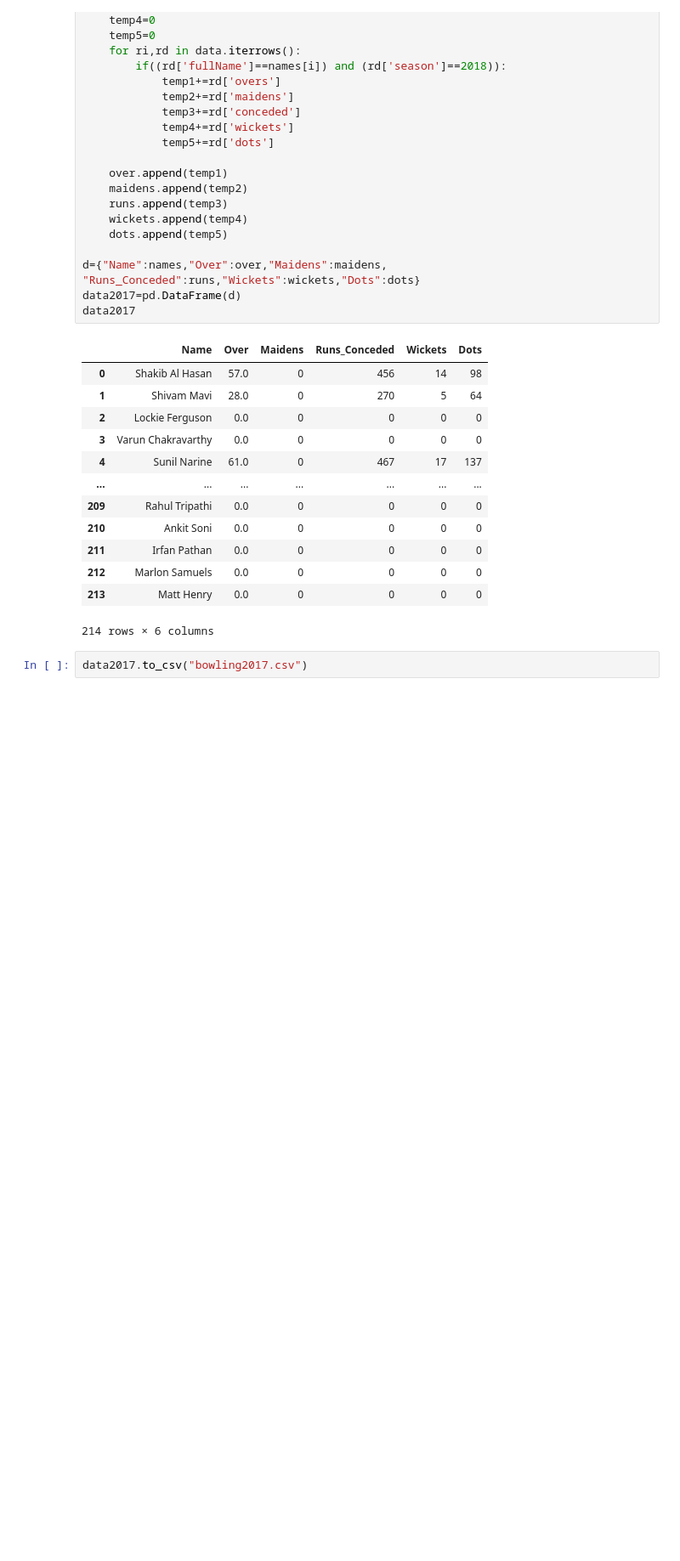
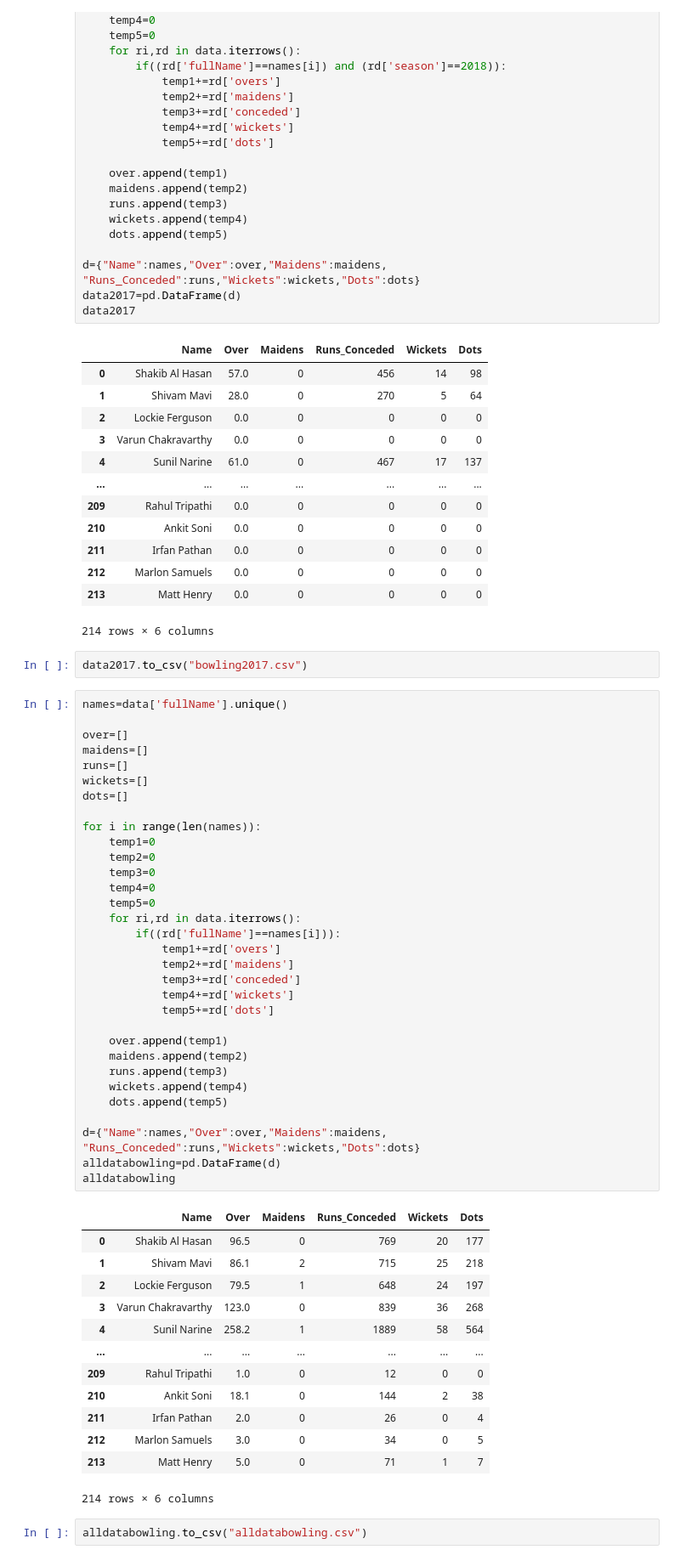
Before and after one commit to prathamagrawal/IPL-Analysis, a Jupyter notebook: Bowling/dataloader.ipynb, the cells around one changed output. Shown at 85% size. Saved outputs shown, nothing was run; the diff lists cells and outputs as text; blank space fills up the shorter version.

```diff
--- a/Bowling/dataloader.ipynb
+++ b/Bowling/dataloader.ipynb
@@ -295,3 +295,51 @@ data2017
 214 rows × 6 columns
 # %%
 data2017.to_csv("bowling2017.csv")
+# %%
+names=data['fullName'].unique()
+
+over=[]
+maidens=[]
+runs=[]
+wickets=[]
+dots=[]
+
+for i in range(len(names)):
+    temp1=0
+    temp2=0
+    temp3=0
+    temp4=0
+    temp5=0
+    for ri,rd in data.iterrows():
+        if((rd['fullName']==names[i])):
+            temp1+=rd['overs']
+            temp2+=rd['maidens']
+            temp3+=rd['conceded']
+            temp4+=rd['wickets']
+            temp5+=rd['dots']
+
+    over.append(temp1)
+    maidens.append(temp2)
+    runs.append(temp3)
+    wickets.append(temp4)
+    dots.append(temp5)
+
+d={"Name":names,"Over":over,"Maidens":maidens, "Runs_Conceded":runs,"Wickets":wickets,"Dots":dots}
+alldatabowling=pd.DataFrame(d)
+alldatabowling
+# %% [output]
+|  | Name | Over | Maidens | Runs_Conceded | Wickets | Dots |
+| 0 | Shakib Al Hasan | 96.5 | 0 | 769 | 20 | 177 |
+| 1 | Shivam Mavi | 86.1 | 2 | 715 | 25 | 218 |
+| 2 | Lockie Ferguson | 79.5 | 1 | 648 | 24 | 197 |
+| 3 | Varun Chakravarthy | 123.0 | 0 | 839 | 36 | 268 |
+| 4 | Sunil Narine | 258.2 | 1 | 1889 | 58 | 564 |
+| ... | ... | ... | ... | ... | ... | ... |
+| 209 | Rahul Tripathi | 1.0 | 0 | 12 | 0 | 0 |
+| 210 | Ankit Soni | 18.1 | 0 | 144 | 2 | 38 |
+| 211 | Irfan Pathan | 2.0 | 0 | 26 | 0 | 4 |
+| 212 | Marlon Samuels | 3.0 | 0 | 34 | 0 | 5 |
+| 213 | Matt Henry | 5.0 | 0 | 71 | 1 | 7 |
+214 rows × 6 columns
+# %%
+alldatabowling.to_csv("alldatabowling.csv")
```
Also changed, not shown: 4 other files.
